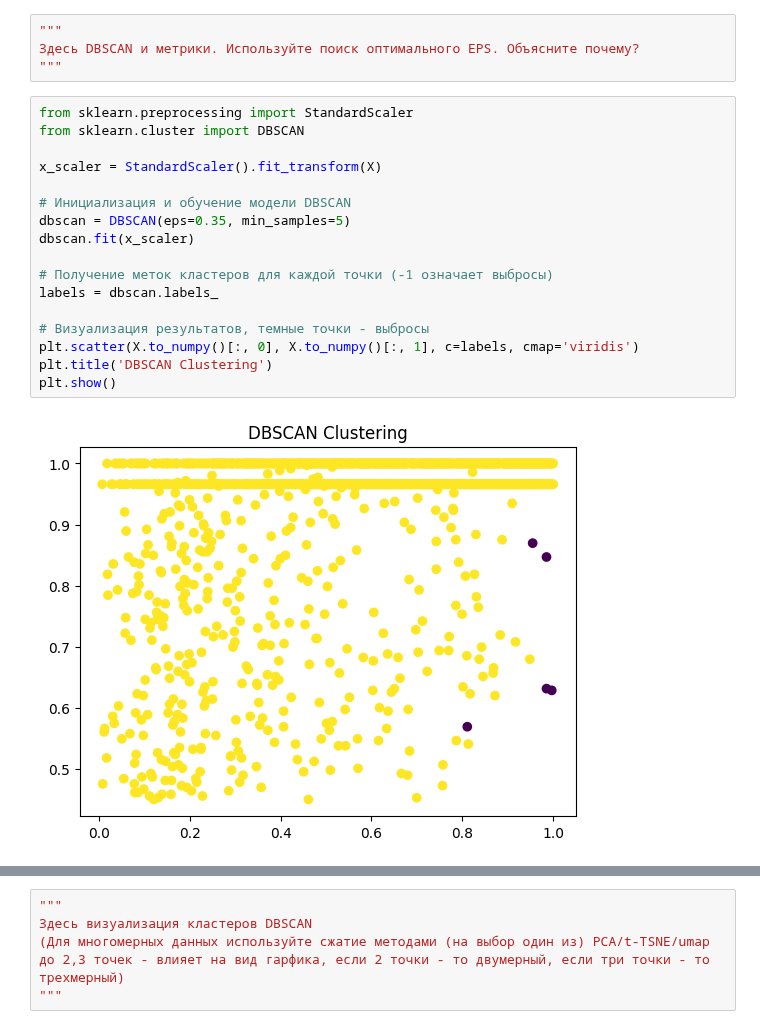
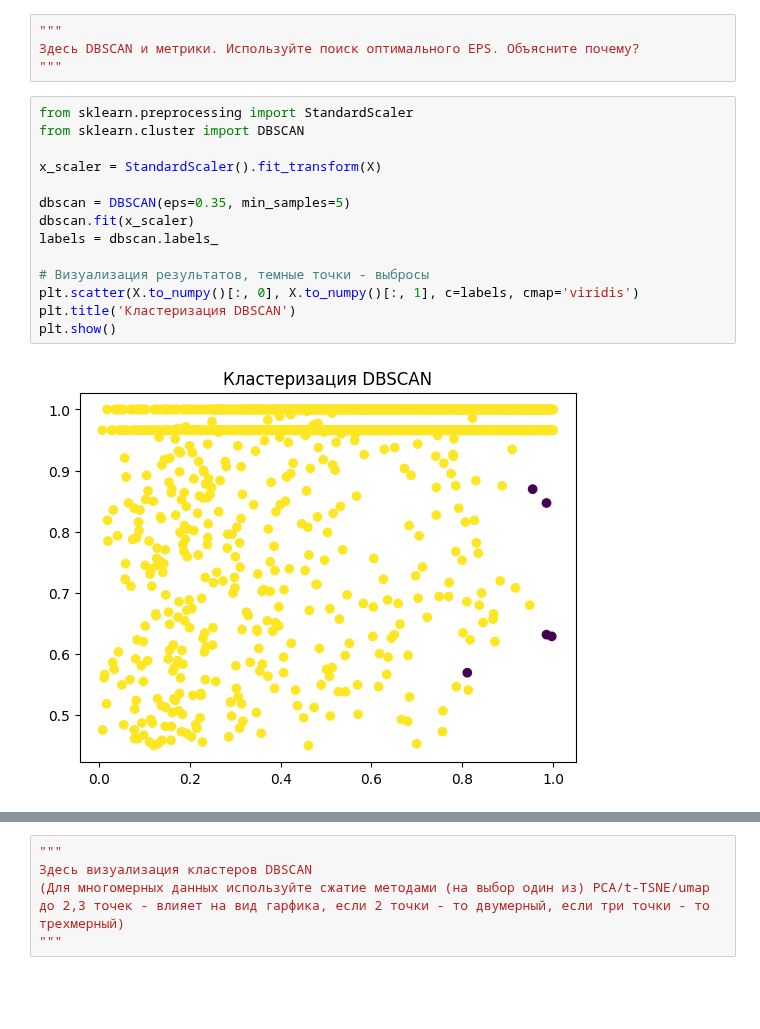
Before and after one commit to shyguuy/lab, a Jupyter notebook: lab4/Задание_4.ipynb, the cells around one changed output, grey strips where cells are left out. Saved outputs shown, nothing was run; the diff lists cells and outputs as text; blank space fills up the shorter version.

```diff
--- a/lab4/Задание_4.ipynb
+++ b/lab4/Задание_4.ipynb
@@ -421,22 +416,19 @@ plt.show()
 # %%
 from sklearn.preprocessing import StandardScaler
 from sklearn.cluster import DBSCAN
 
 x_scaler = StandardScaler().fit_transform(X)
 
-# Инициализация и обучение модели DBSCAN
 dbscan = DBSCAN(eps=0.35, min_samples=5)
 dbscan.fit(x_scaler)
-
-# Получение меток кластеров для каждой точки (-1 означает выбросы)
 labels = dbscan.labels_
 
 # Визуализация результатов, темные точки - выбросы
 plt.scatter(X.to_numpy()[:, 0], X.to_numpy()[:, 1], c=labels, cmap='viridis')
-plt.title('DBSCAN Clustering')
+plt.title('Кластеризация DBSCAN')
 plt.show()
 # %% [output]
-[figure, old version]
+[figure, new version]
 # %%
 import pandas as pd
 import numpy as np
```
Also changed, not shown: parts of 10 cells of this notebook.
